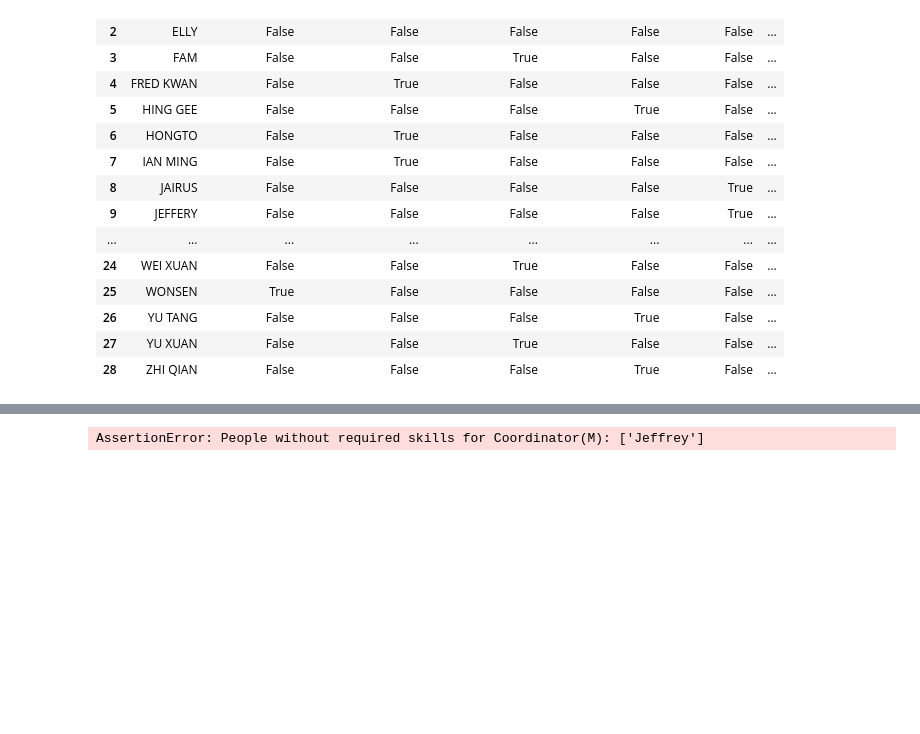
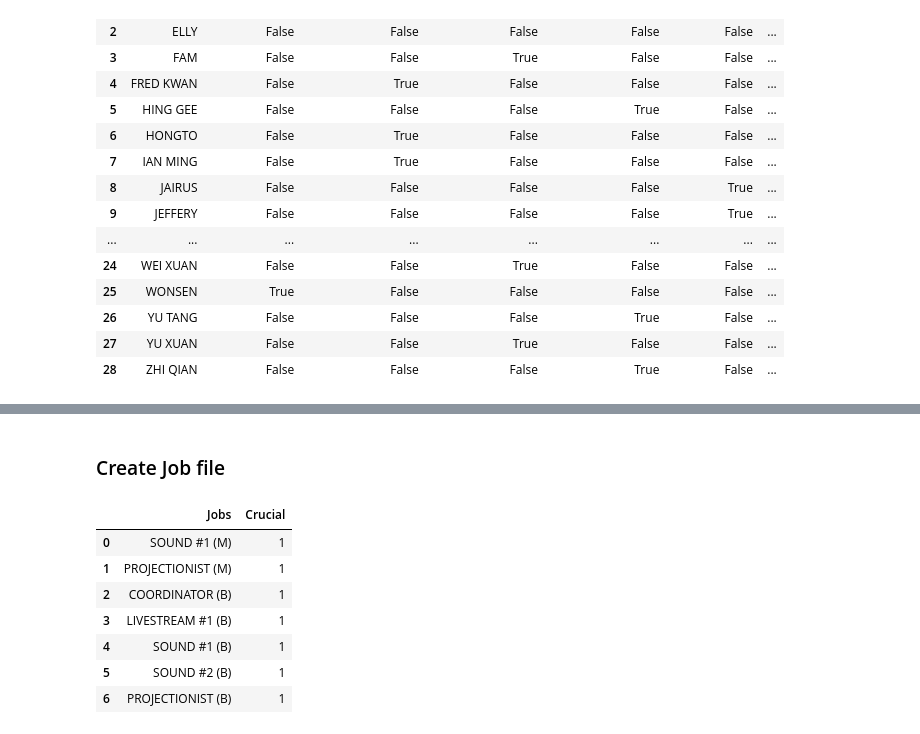
Before and after one commit to AndrewCheam/automatic-roster, a Jupyter notebook: extras/temp_notebook.ipynb, the cells around one changed output, grey strips where cells are left out. Drawn from its saved outputs; the diff is of its cells as text; code cells hidden in the pictures; blank space fills up the shorter version.

```diff
--- a/extras/temp_notebook.ipynb
+++ b/extras/temp_notebook.ipynb
@@ -107,4 +86,25 @@ def test_skill_match(solution_df, skills_df):
-# %%
-test_skill_match(flawed_solution_df, skills_df)
-# %% [output]
-AssertionError: People without required skills for Coordinator(M): ['Jeffrey']
+# %% [markdown]
+### Create Job file
+# %%
+index = [
+    'SOUND #1 (M)',
+    'PROJECTIONIST (M)',
+    'COORDINATOR (B)',
+    'LIVESTREAM #1 (B)',
+    'SOUND #1 (B)',
+    'SOUND #2 (B)',
+    'PROJECTIONIST (B)'
+    ]
+
+job_df = pd.DataFrame(index=index, columns=['Crucial'],data=1).reset_index(names=['Jobs'])
+display(job_df)
+job_df.to_excel('q2_jobs.xlsx')
+# %% [output]
+|  | Jobs | Crucial |
+| 0 | SOUND #1 (M) | 1 |
+| 1 | PROJECTIONIST (M) | 1 |
+| 2 | COORDINATOR (B) | 1 |
+| 3 | LIVESTREAM #1 (B) | 1 |
+| 4 | SOUND #1 (B) | 1 |
+| 5 | SOUND #2 (B) | 1 |
+| 6 | PROJECTIONIST (B) | 1 |
```
Also changed, not shown: parts of 9 cells of this notebook, 8 other files.
